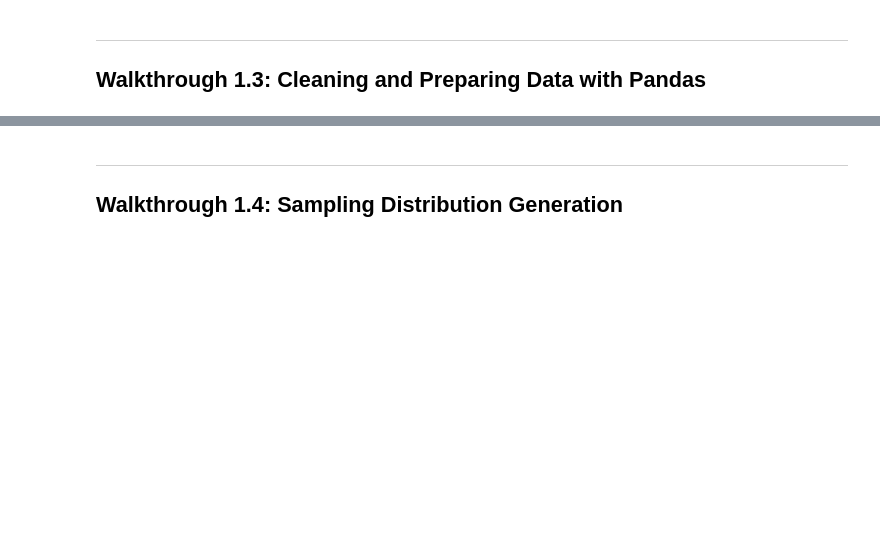
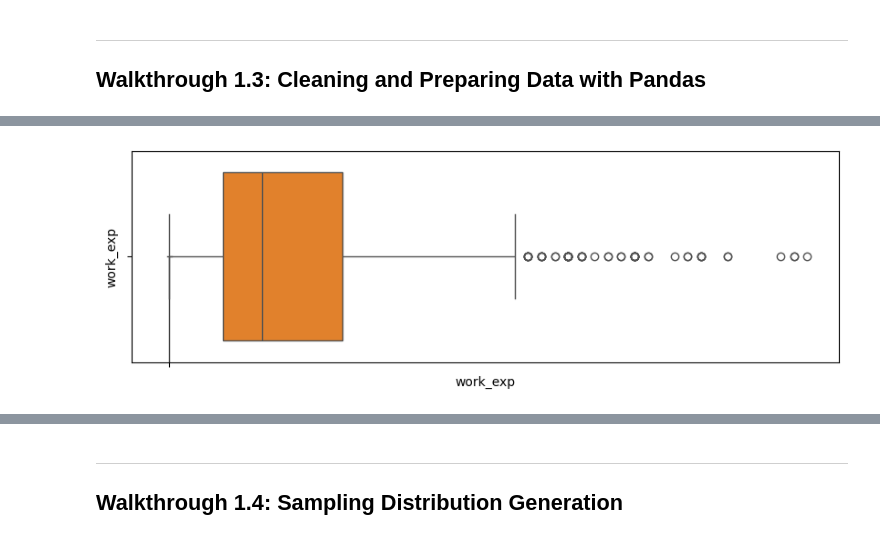
Before and after one commit to ismayc/oreilly-fundamentals-of-statistics-with-python, a Jupyter notebook: exercises_2025-10.ipynb, the cells around one changed output, grey strips where cells are left out. Drawn from its saved outputs; the diff is of its cells as text; code cells hidden in the pictures; blank space fills up the shorter version.

```diff
--- a/exercises_2025-10.ipynb
+++ b/exercises_2025-10.ipynb
@@ -149,6 +239,14 @@ should be good to proceed here. If not, scroll up and run it.
 # %%
 # Set the default figure size for all plots
+plt.rcParams['figure.figsize'] = (10, 3)
 # %%
 # Box plot for work_exp
+# Vertical
+sns.boxplot(y=data_dev_survey.work_exp);
+
+# Horizontal
+sns.boxplot(x=data_dev_survey.work_exp);
+# %% [output]
+[figure, added]
 # %%
 # Scatter plot for years_code_pro vs. converted_comp_yearly
```
Also changed, not shown: parts of 31 cells of this notebook, 2 other files.
